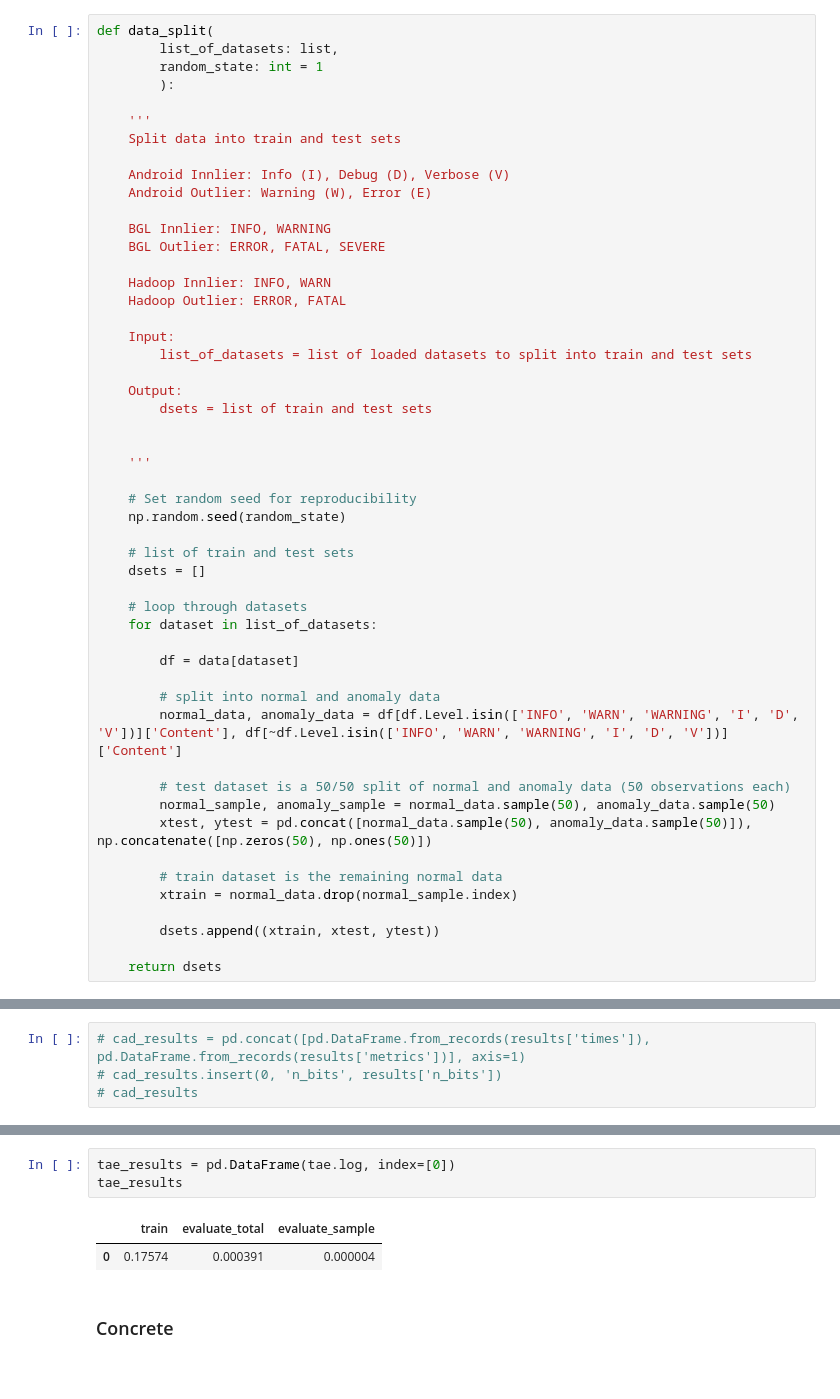
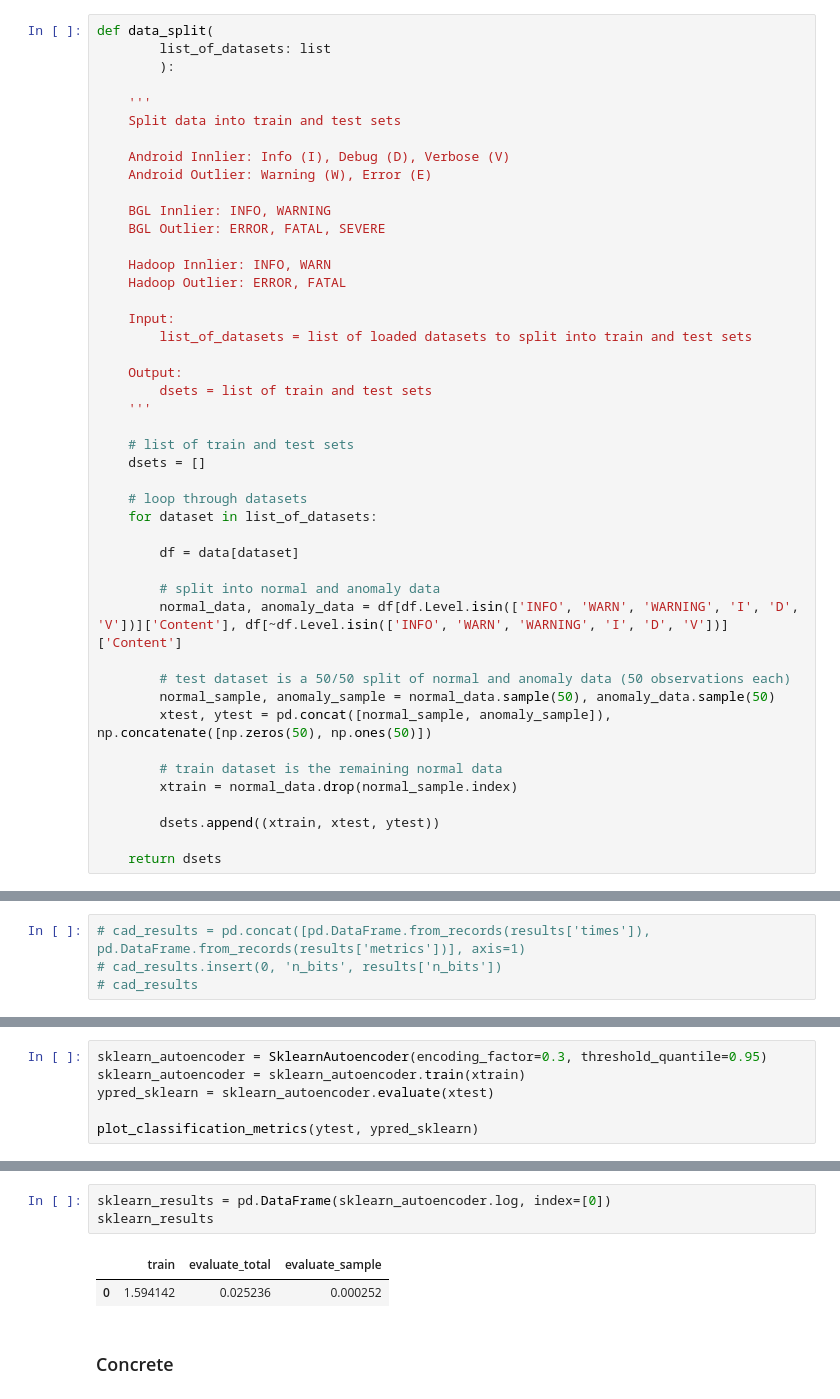
Before and after one commit to lstk44/Homomorphic-Encryption, a Jupyter notebook: UCLogFiles/LogFileAnomalyDetection.ipynb, the cells around one changed output, grey strips where cells are left out. Saved outputs shown, nothing was run; the diff lists cells and outputs as text.

```diff
--- a/UCLogFiles/LogFileAnomalyDetection.ipynb
+++ b/UCLogFiles/LogFileAnomalyDetection.ipynb
@@ -215,8 +207,7 @@ plt.tight_layout()
 ## Split Data
 # %%
 def data_split(
-        list_of_datasets: list,
-        random_state: int = 1
+        list_of_datasets: list
         ):
 
     '''
@@ -236,12 +227,7 @@ def data_split(
 
     Output:
         dsets = list of train and test sets
-
-
     '''
-
-    # Set random seed for reproducibility
-    np.random.seed(random_state)
 
     # list of train and test sets
     dsets = []
@@ -256,7 +242,7 @@ def data_split(
 
         # test dataset is a 50/50 split of normal and anomaly data (50 observations each)
         normal_sample, anomaly_sample = normal_data.sample(50), anomaly_data.sample(50)
-        xtest, ytest = pd.concat([normal_data.sample(50), anomaly_data.sample(50)]), np.concatenate([np.zeros(50), np.ones(50)])
+        xtest, ytest = pd.concat([normal_sample, anomaly_sample]), np.concatenate([np.zeros(50), np.ones(50)])
 
         # train dataset is the remaining normal data
         xtrain = normal_data.drop(normal_sample.index)
@@ -689,0 +636,6 @@ Epoch: 20       Loss: 0.2295
+# %%
+sklearn_autoencoder = SklearnAutoencoder(encoding_factor=0.3, threshold_quantile=0.95)
+sklearn_autoencoder = sklearn_autoencoder.train(xtrain)
+ypred_sklearn = sklearn_autoencoder.evaluate(xtest)
+
+plot_classification_metrics(ytest, ypred_sklearn)
@@ -690,8 +644,8 @@ Epoch: 20       Loss: 0.2295
 # %%
-tae_results = pd.DataFrame(tae.log, index=[0])
-tae_results
+sklearn_results = pd.DataFrame(sklearn_autoencoder.log, index=[0])
+sklearn_results
 # %% [output]
 |  | train | evaluate_total | evaluate_sample |
-| 0 | 0.17574 | 0.000391 | 0.000004 |
+| 0 | 1.594142 | 0.025236 | 0.000252 |
 # %% [markdown]
 ### Concrete
```
Also changed, not shown: parts of 31 cells of this notebook.
